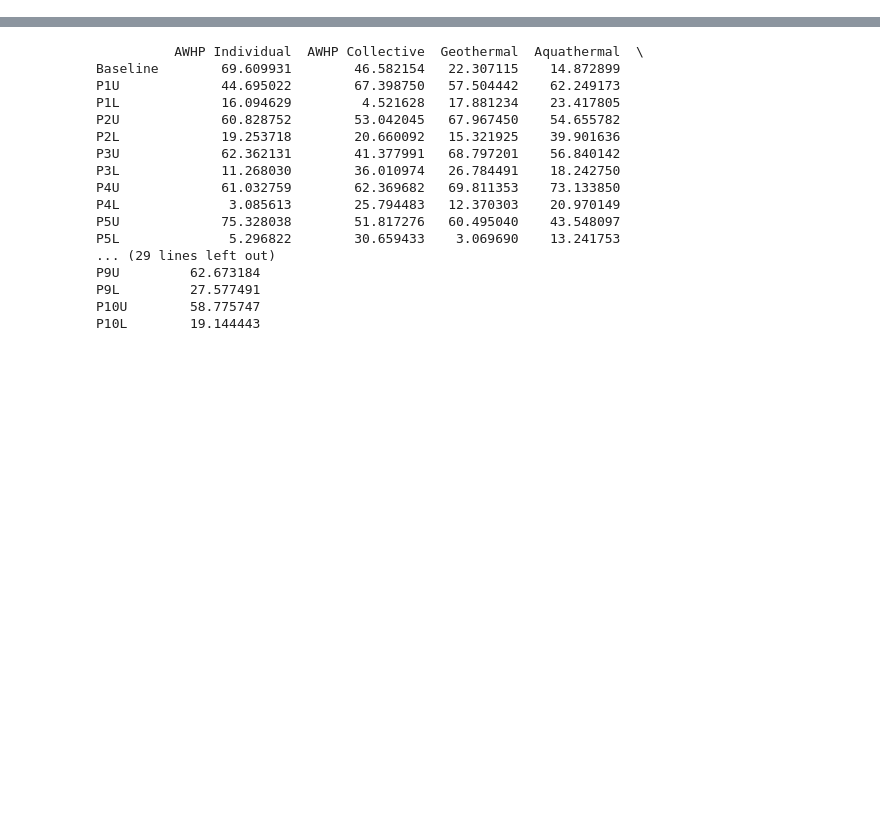
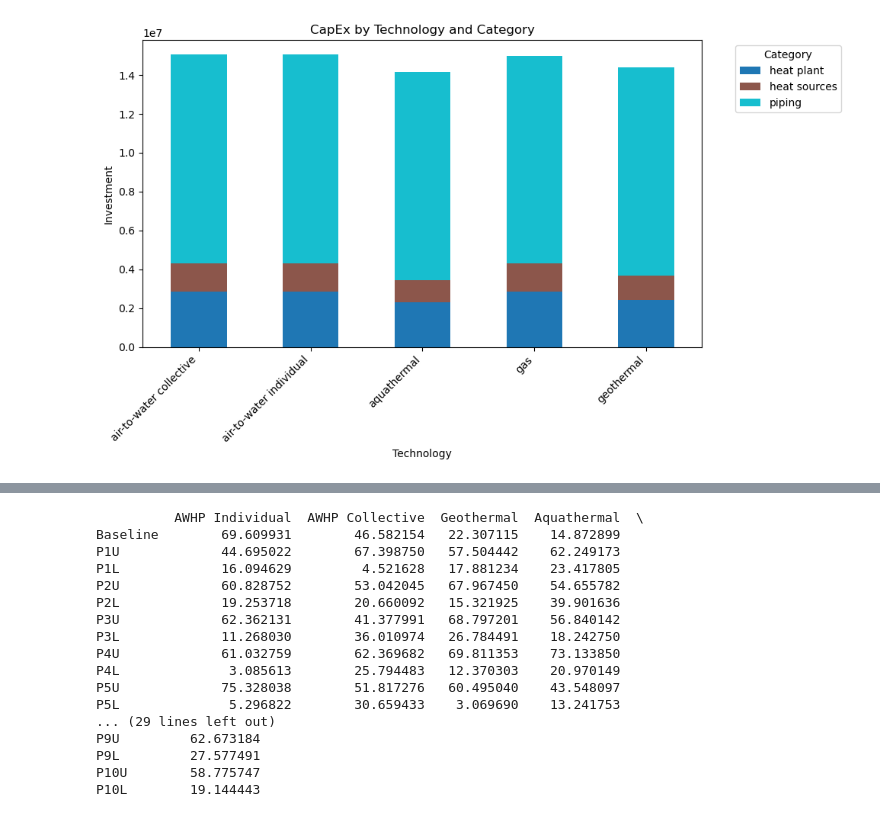
Before and after one commit to karivero/uu-consultancy, a Jupyter notebook: results.ipynb, the cells around one changed output, grey strips where cells are left out. Cells and saved outputs as stored; diff of their text form; code cells hidden in the pictures; blank space fills up the shorter version.

```diff
--- a/results.ipynb
+++ b/results.ipynb
@@ -37,0 +38,20 @@ plt.show()
+# %%
+pivot_category = df_capex.pivot_table(index="technology", columns="category", values="investment", aggfunc="sum").fillna(0)
+
+plt.style.use("default")
+ax = pivot_category.plot(
+    kind="bar",
+    stacked=True,
+    figsize=(10, 6),
+    colormap="tab10"
+)
+
+ax.set_title("CapEx by Technology and Category")
+ax.set_xlabel("Technology")
+ax.set_ylabel("Investment")
+ax.legend(title="Category", bbox_to_anchor=(1.05, 1), loc="upper left")
+plt.xticks(rotation=45, ha="right")
+plt.tight_layout()
+plt.show()
+# %% [output]
+[figure, added]
```
Also changed, not shown: parts of 5 cells of this notebook, 2 other files.
